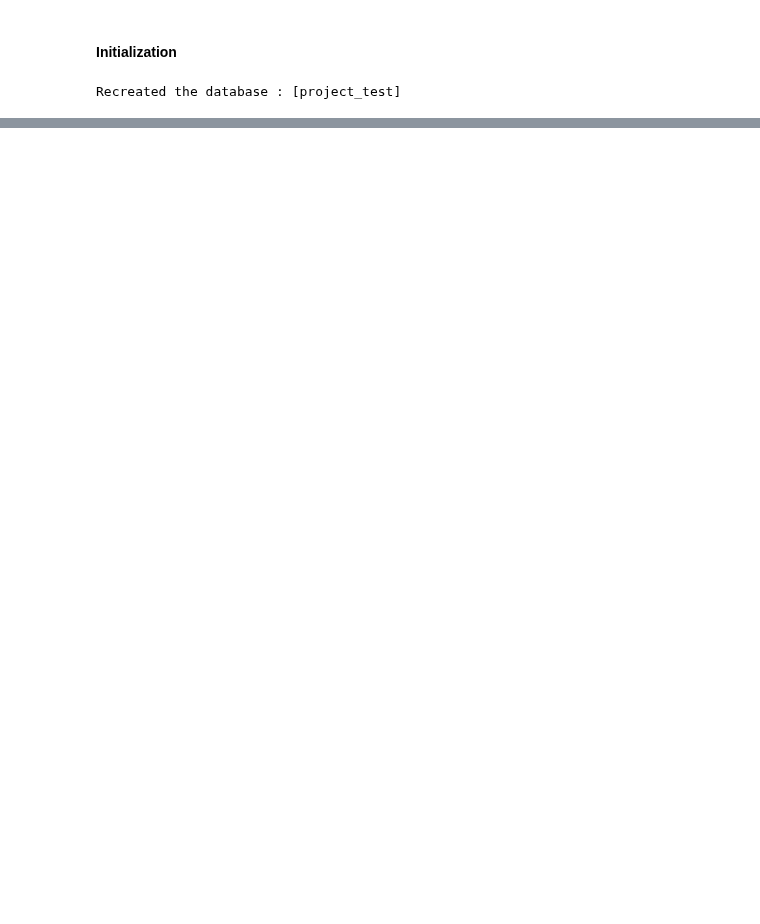
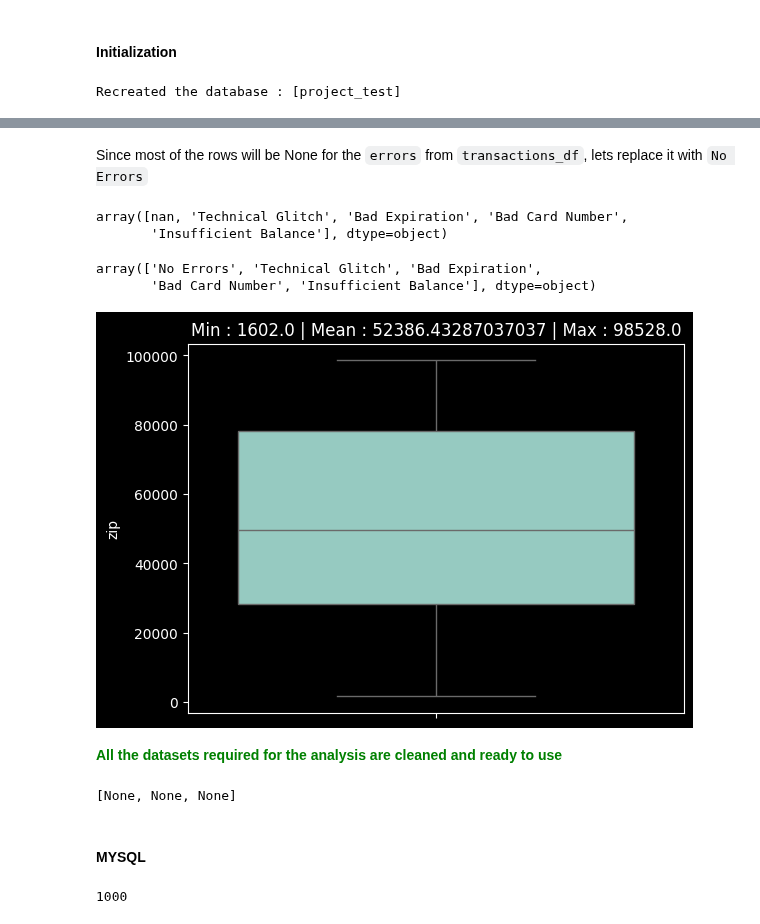
Before and after one commit to josedallatorre/adb-project, a Jupyter notebook: exercise.ipynb, the cells around one changed output, grey strips where cells are left out. Saved outputs shown, nothing was run; the diff lists cells and outputs as text; code cells hidden in the pictures; blank space fills up the shorter version.

Commit message:
cleaned the db, ready for analysis

```diff
--- a/exercise.ipynb
+++ b/exercise.ipynb
@@ -95,0 +203,6 @@ print(client.list_database_names())
+# %%
+remove_currency = lambda x: float(x.replace('$','').strip())
+users_df['per_capita_income'] = users_df.per_capita_income.apply(remove_currency)
+users_df['yearly_income'] = users_df.yearly_income.apply(remove_currency)
+users_df['total_debt'] = users_df.total_debt.apply(remove_currency)
+users_df[['per_capita_income', 'yearly_income', 'total_debt']].info()
@@ -95,0 +279,3 @@ print(client.list_database_names())
+# %%
+transaction_df['amount'] = transaction_df.amount.apply(remove_currency)
+transaction_df[['amount']].info()
@@ -95,0 +291,18 @@ print(client.list_database_names())
+# %% [markdown]
+Since most of the rows will be None for the `errors` from `transactions_df`, lets replace it with `No Errors`
+# %%
+transaction_df.errors.unique()
+# %% [output]
+array([nan, 'Technical Glitch', 'Bad Expiration', 'Bad Card Number',
+       'Insufficient Balance'], dtype=object)
+# %%
+transaction_df['errors'] = transaction_df.errors.fillna('No Errors')
+transaction_df.errors.unique()
+# %% [output]
+array(['No Errors', 'Technical Glitch', 'Bad Expiration',
+       'Bad Card Number', 'Insufficient Balance'], dtype=object)
+# %%
+sns.boxplot(transaction_df.zip);
+plt.title(f"Min : {transaction_df.dropna().zip.min()} | Mean : {transaction_df.dropna().zip.mean()} | Max : {transaction_df.dropna().zip.max()}");
+# %% [output]
+[figure, added]
@@ -95,0 +312,20 @@ print(client.list_database_names())
+# %% [markdown]
+<span style="color: green;font-weight: bold">All the datasets required for the analysis are cleaned and ready to use</span>
+# %%
+nfolder = 'analysis_data'
+if nfolder not in os.listdir():
+    os.mkdir(nfolder)
+
+[idf.to_csv(os.path.join(nfolder, iname)) for idf, iname in [(users_df, 'users_data.csv'), (cards_df, 'cards_data.csv'), (transaction_df, 'transactions_data.csv')]]
+# %% [output]
+[None, None, None]
+# %% [markdown]
+#### MYSQL
+# %%
+### inserting to the mysql database
+
+users_df.to_sql('users', con=engine, if_exists='replace', method='multi')
+cards_df.to_sql('cards', con=engine, if_exists='replace', method='multi')
+transaction_df.to_sql('transactions', con=engine, if_exists='replace', method='multi')
+# %% [output]
+1000
```
Also changed, not shown: parts of 30 cells of this notebook, 5 other files.
